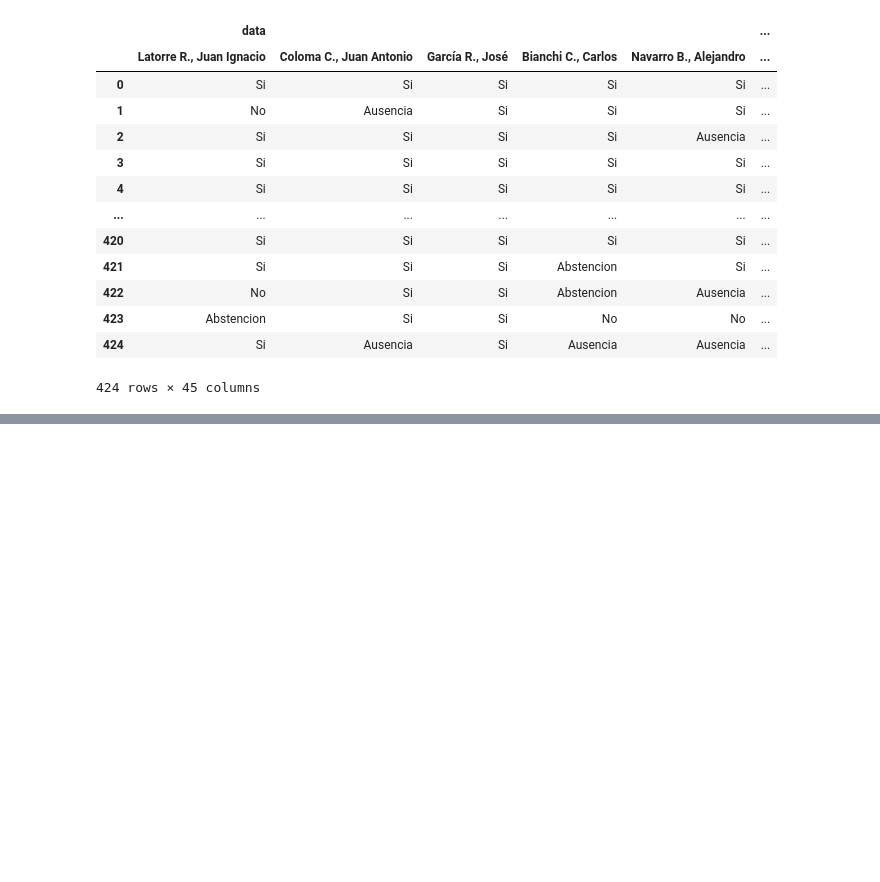
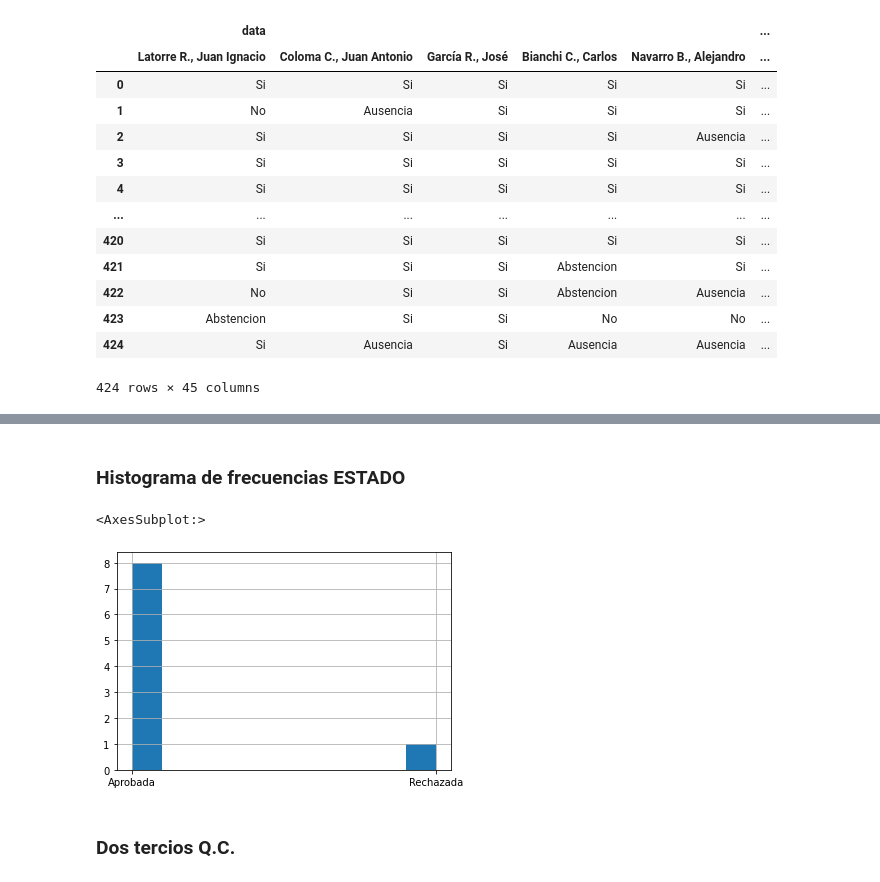
Before and after one commit to nicolasignacio97/Machine-Learning-Duoc, a Jupyter notebook: Examen.ipynb, the cells around one changed output, grey strips where cells are left out. Drawn from its saved outputs; the diff is of its cells as text; code cells hidden in the pictures; blank space fills up the shorter version.

```diff
--- a/Examen.ipynb
+++ b/Examen.ipynb
@@ -355,0 +420,11 @@ dfData
+# %%
+dfTresQuint = dfMetadata[dfMetadata['metadata','QUORUM'] == 'Tres quintos Q.C.']
+
+TresQSI = dfTresQuint['metadata','SI'].astype(int)
+TresQNO = dfTresQuint['metadata','NO'].astype(int)
+Porcentaje  = TresQNO + TresQSI * 0.6
+## Falta incluir Pareo y Abstencion
+Pareo       = dfTresQuint['metadata','PAREO'].astype(int)
+
+dfTresQuint['metadata','ESTADO'] = np.where(TresQSI>Porcentaje,'Aprobada','Rechazada')
+dfTresQuint
@@ -355,0 +448,9 @@ dfData
+# %% [markdown]
+### Histograma de frecuencias ESTADO
+# %%
+dfTresQuint['metadata','ESTADO'].hist()
+# %% [output]
+<AxesSubplot:>
+[figure, added]
+# %% [markdown]
+### Dos tercios Q.C.
```
Also changed, not shown: parts of 36 cells of this notebook.
